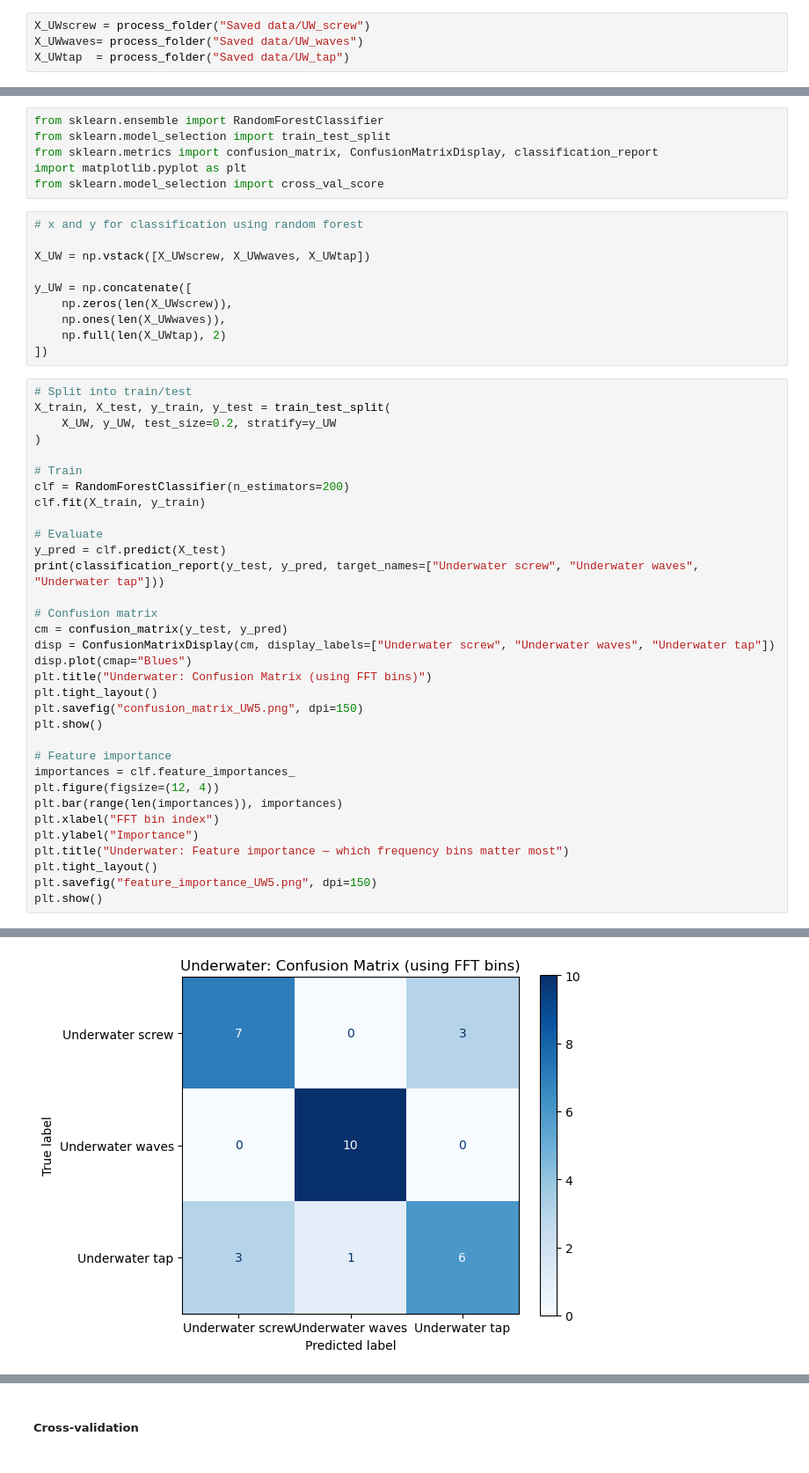
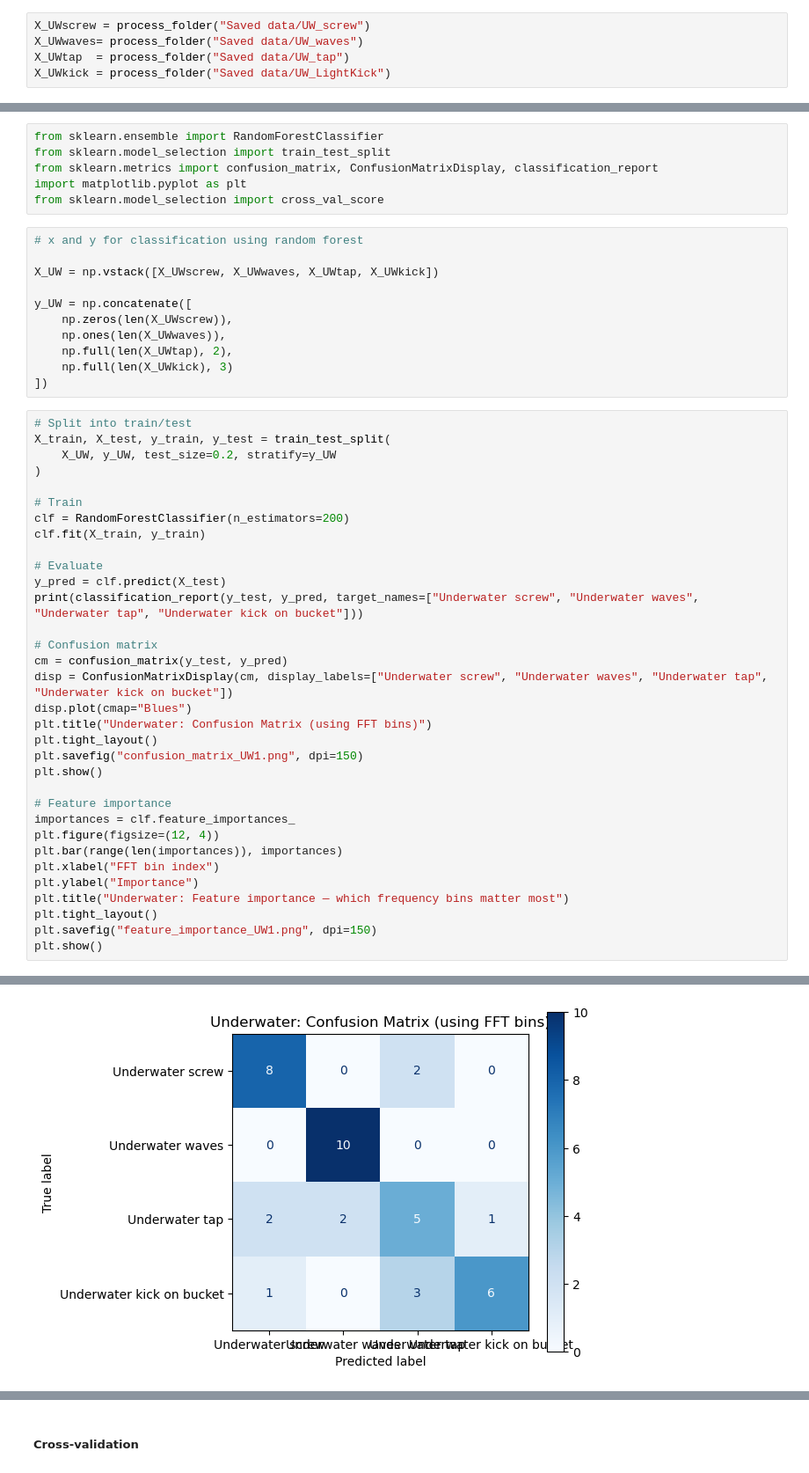
Before and after one commit to leac-1/Fagprojekt-ML, a Jupyter notebook: ML for classification/UW_UG_analysis.ipynb, the cells around one changed output, grey strips where cells are left out. Shown at 88% size. Cells and saved outputs as stored; diff of their text form.

Commit message:
added disturbance to underwater

```diff
--- a/ML for classification/UW_UG_analysis.ipynb
+++ b/ML for classification/UW_UG_analysis.ipynb
@@ -71,6 +71,7 @@ def process_folder(folder):
 X_UWscrew = process_folder("Saved data/UW_screw")
 X_UWwaves= process_folder("Saved data/UW_waves")
 X_UWtap  = process_folder("Saved data/UW_tap")
+X_UWkick = process_folder("Saved data/UW_LightKick")
 # %% [markdown]
 ### Magnitude spectrum
 # %%
@@ -131,12 +135,13 @@ from sklearn.model_selection import cross_val_score
 # %%
 # x and y for classification using random forest
 
-X_UW = np.vstack([X_UWscrew, X_UWwaves, X_UWtap])
+X_UW = np.vstack([X_UWscrew, X_UWwaves, X_UWtap, X_UWkick])
 
 y_UW = np.concatenate([
     np.zeros(len(X_UWscrew)),
     np.ones(len(X_UWwaves)),
-    np.full(len(X_UWtap), 2)
+    np.full(len(X_UWtap), 2),
+    np.full(len(X_UWkick), 3)
 ])
 # %%
 # Split into train/test
@@ -150,15 +155,15 @@ clf.fit(X_train, y_train)
 
 # Evaluate
 y_pred = clf.predict(X_test)
-print(classification_report(y_test, y_pred, target_names=["Underwater screw", "Underwater waves", "Underwater tap"]))
+print(classification_report(y_test, y_pred, target_names=["Underwater screw", "Underwater waves", "Underwater tap", "Underwater kick on bucket"]))
 
 # Confusion matrix
 cm = confusion_matrix(y_test, y_pred)
-disp = ConfusionMatrixDisplay(cm, display_labels=["Underwater screw", "Underwater waves", "Underwater tap"])
+disp = ConfusionMatrixDisplay(cm, display_labels=["Underwater screw", "Underwater waves", "Underwater tap", "Underwater kick on bucket"])
 disp.plot(cmap="Blues")
 plt.title("Underwater: Confusion Matrix (using FFT bins)")
 plt.tight_layout()
-plt.savefig("confusion_matrix_UW5.png", dpi=150)
+plt.savefig("confusion_matrix_UW1.png", dpi=150)
 plt.show()
 
 # Feature importance
@@ -169,6 +174,6 @@ plt.xlabel("FFT bin index")
 plt.ylabel("Importance")
 plt.title("Underwater: Feature importance — which frequency bins matter most")
 plt.tight_layout()
-plt.savefig("feature_importance_UW5.png", dpi=150)
+plt.savefig("feature_importance_UW1.png", dpi=150)
 plt.show()
 # %% [output]
@@ -184 +190 @@ Underwater waves       0.91      1.00      0.95        10
-[figure, old version]
+[figure, new version]
```
Also changed, not shown: parts of 8 cells of this notebook, 10 other files.
